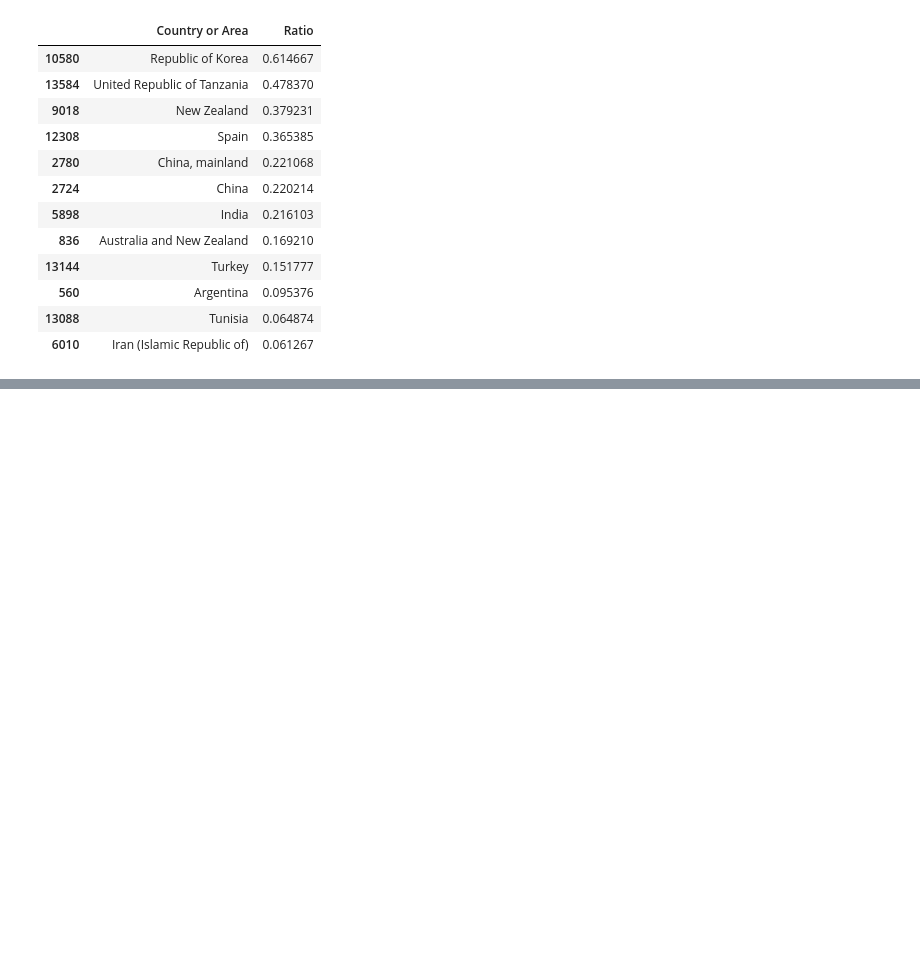
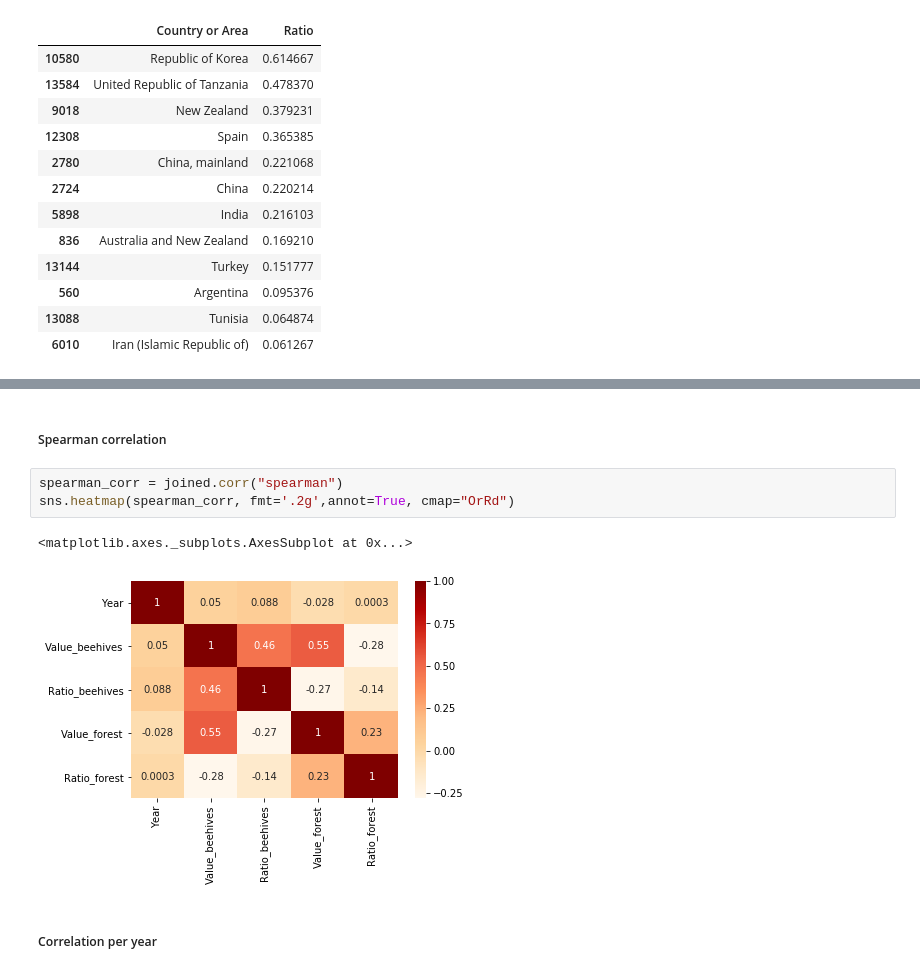
Before and after one commit to caralen/ada-project-faam, a Jupyter notebook: francesco.ipynb, the cells around one changed output, grey strips where cells are left out. Saved outputs shown, nothing was run; the diff lists cells and outputs as text; blank space fills up the shorter version.

```diff
--- a/francesco.ipynb
+++ b/francesco.ipynb
@@ -390,0 +354,10 @@ Pearson correlation:  0.3044932813527418
+# %% [markdown]
+##### Spearman correlation
+# %%
+spearman_corr = joined.corr("spearman")
+sns.heatmap(spearman_corr, fmt='.2g',annot=True, cmap="OrRd")
+# %% [output]
+<matplotlib.axes._subplots.AxesSubplot at 0x...>
+[figure, added]
+# %% [markdown]
+##### Correlation per year
```
Also changed, not shown: parts of 15 cells of this notebook.
